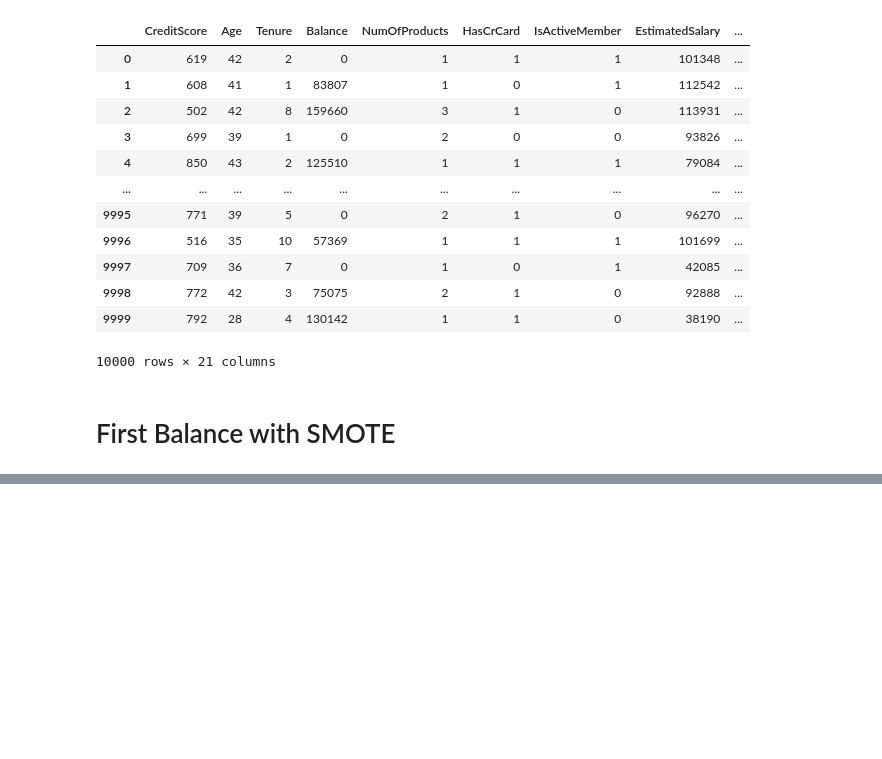
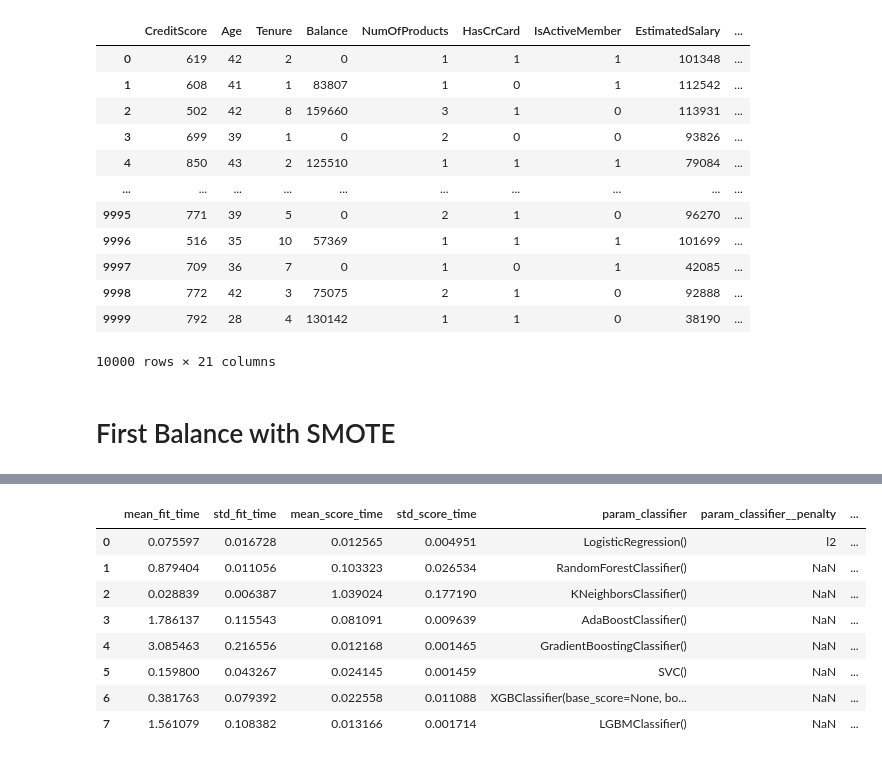
Before and after one commit to Chris-Sachpas/Github_Project_3, a Jupyter notebook: Github Project 3.ipynb, the cells around one changed output, grey strips where cells are left out. Cells and saved outputs as stored; diff of their text form; code cells hidden in the pictures; blank space fills up the shorter version.

```diff
--- a/Github Project 3.ipynb
+++ b/Github Project 3.ipynb
@@ -132,5 +142,5 @@ std=StandardScaler()
 # First Balance with SMOTE
 # %%
 sm = SMOTE(random_state=42)
-X_tr_bal, y_tr_bal = sm.fit_resample(X_train_scaled, y_train)
+X_tr_bal, y_tr_bal = sm.fit_resample(X_train, y_train)
 # %%
@@ -140 +199,5 @@ pipe= [
 ]
+# %%
+CV = GridSearchCV(pipe,params,scoring='recall_micro',cv=5, error_score='raise', verbose=1, n_jobs=-1)
+# %%
+CV.fit(X_tr_bal, y_tr_bal)
@@ -140,0 +223,12 @@ pipe= [
+# %%
+pd.DataFrame(CV.cv_results_)
+# %% [output]
+|  | mean_fit_time | std_fit_time | mean_score_time | std_score_time | param_classifier | param_classifier__penalty | ... |
+| 0 | 0.075597 | 0.016728 | 0.012565 | 0.004951 | LogisticRegression() | l2 | ... |
+| 1 | 0.879404 | 0.011056 | 0.103323 | 0.026534 | RandomForestClassifier() | NaN | ... |
+| 2 | 0.028839 | 0.006387 | 1.039024 | 0.177190 | KNeighborsClassifier() | NaN | ... |
+| 3 | 1.786137 | 0.115543 | 0.081091 | 0.009639 | AdaBoostClassifier() | NaN | ... |
+| 4 | 3.085463 | 0.216556 | 0.012168 | 0.001465 | GradientBoostingClassifier() | NaN | ... |
+| 5 | 0.159800 | 0.043267 | 0.024145 | 0.001459 | SVC() | NaN | ... |
+| 6 | 0.381763 | 0.079392 | 0.022558 | 0.011088 | XGBClassifier(base_score=None, bo... | NaN | ... |
+| 7 | 1.561079 | 0.108382 | 0.013166 | 0.001714 | LGBMClassifier() | NaN | ... |
```
Also changed, not shown: parts of 32 cells of this notebook.
